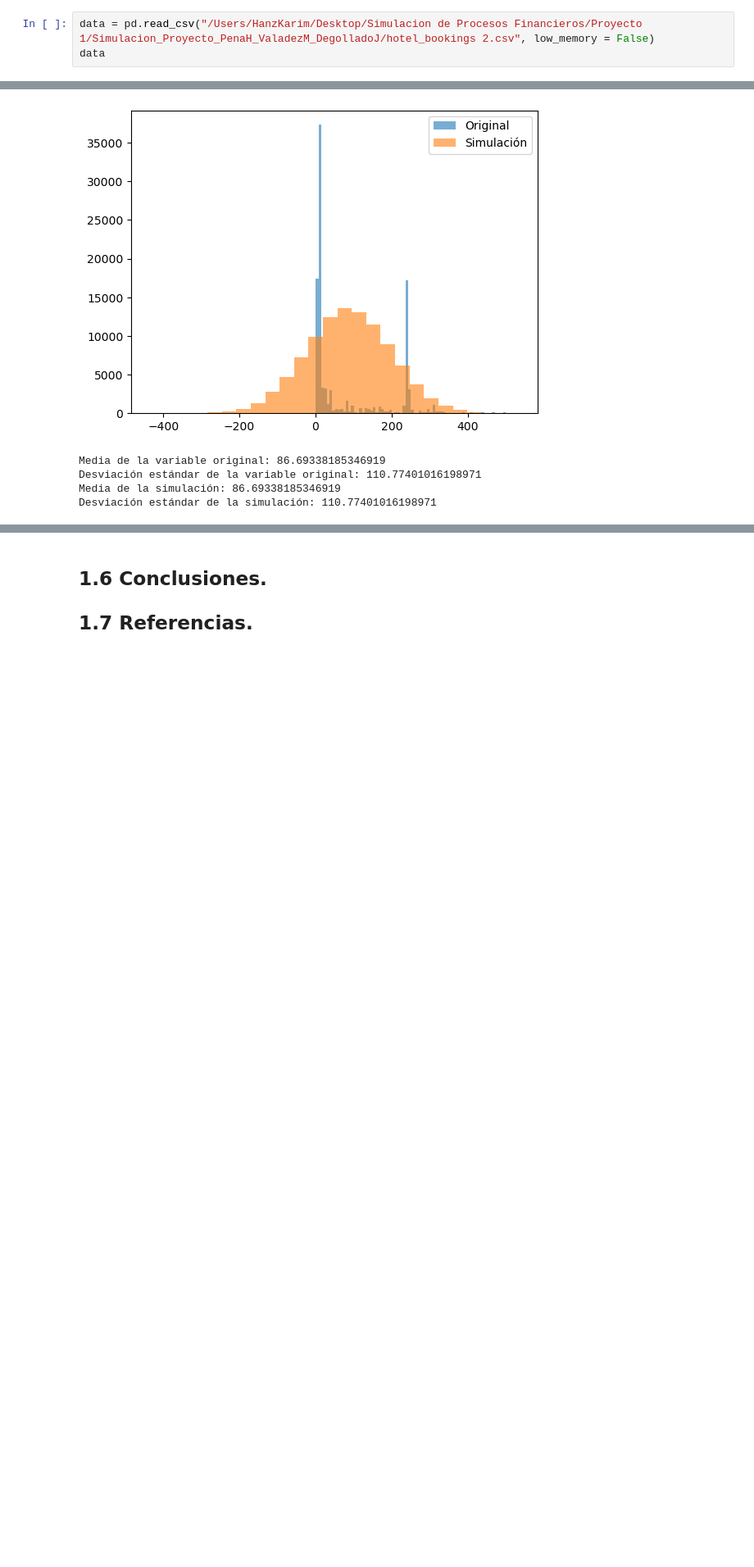
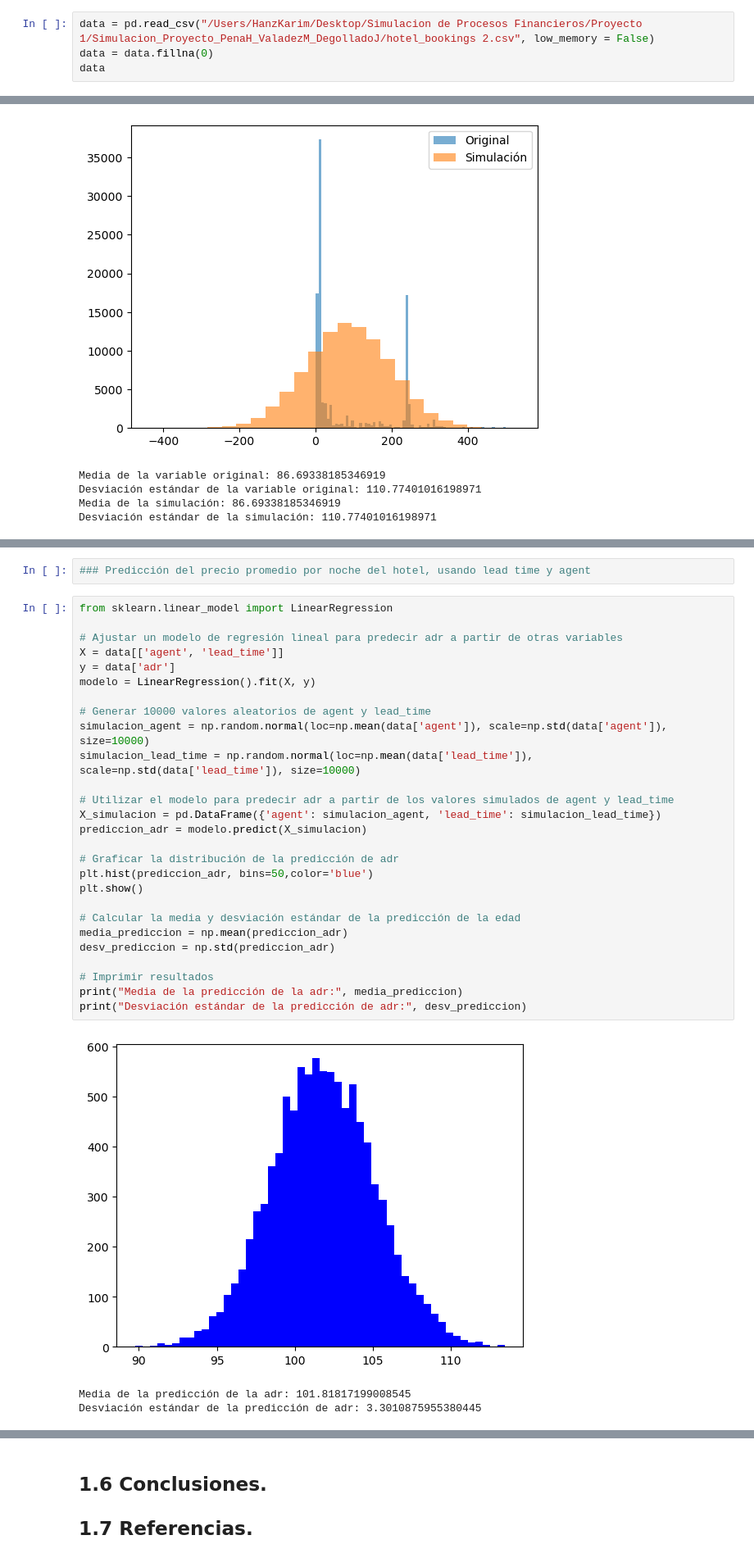
Before and after one commit to Karim1601/Simulacion_Proyecto_PenaH_ValadezM_DegolladoJ, a Jupyter notebook: ProyectoModulo1_PeñaN1_ValadezN2_DegolladoN3.ipynb, the cells around one changed output, grey strips where cells are left out. Shown: that part at 82% size. Drawn from its saved outputs; the diff is of its cells as text; blank space fills up the shorter version.

Commit message:
Regresión lineal

```diff
--- a/ProyectoModulo1_PeñaN1_ValadezN2_DegolladoN3.ipynb
+++ b/ProyectoModulo1_PeñaN1_ValadezN2_DegolladoN3.ipynb
@@ -94,6 +94,7 @@ from sklearn.metrics import precision_score, recall_score
 import matplotlib.pyplot as plt
 # %%
 data = pd.read_csv("/Users/HanzKarim/Desktop/Simulacion de Procesos Financieros/Proyecto 1/Simulacion_Proyecto_PenaH_ValadezM_DegolladoJ/hotel_bookings 2.csv", low_memory = False)
+data = data.fillna(0)
 data
 # %% [output]
 |  | hotel | is_canceled | lead_time | arrival_date_year | arrival_date_month | arrival_date_week_number | ... |
@@ -319,0 +323,33 @@ Desviación estándar de la simulación: 17.594647192690694
+# %%
+### Predicción del precio promedio por noche del hotel, usando lead time y agent
+# %%
+from sklearn.linear_model import LinearRegression
+
+# Ajustar un modelo de regresión lineal para predecir adr a partir de otras variables
+X = data[['agent', 'lead_time']]
+y = data['adr']
+modelo = LinearRegression().fit(X, y)
+
+# Generar 10000 valores aleatorios de agent y lead_time
+simulacion_agent = np.random.normal(loc=np.mean(data['agent']), scale=np.std(data['agent']), size=10000)
+simulacion_lead_time = np.random.normal(loc=np.mean(data['lead_time']), scale=np.std(data['lead_time']), size=10000)
+
+# Utilizar el modelo para predecir adr a partir de los valores simulados de agent y lead_time
+X_simulacion = pd.DataFrame({'agent': simulacion_agent, 'lead_time': simulacion_lead_time})
+prediccion_adr = modelo.predict(X_simulacion)
+
+# Graficar la distribución de la predicción de adr
+plt.hist(prediccion_adr, bins=50,color='blue')
+plt.show()
+
+# Calcular la media y desviación estándar de la predicción de la edad
+media_prediccion = np.mean(prediccion_adr)
+desv_prediccion = np.std(prediccion_adr)
+
+# Imprimir resultados
+print("Media de la predicción de la adr:", media_prediccion)
+print("Desviación estándar de la predicción de adr:", desv_prediccion)
+# %% [output]
+[figure, added]
+Media de la predicción de la adr: 101.81817199008545
+Desviación estándar de la predicción de adr: 3.3010875955380445
```
Also changed, not shown: parts of 4 cells of this notebook.
